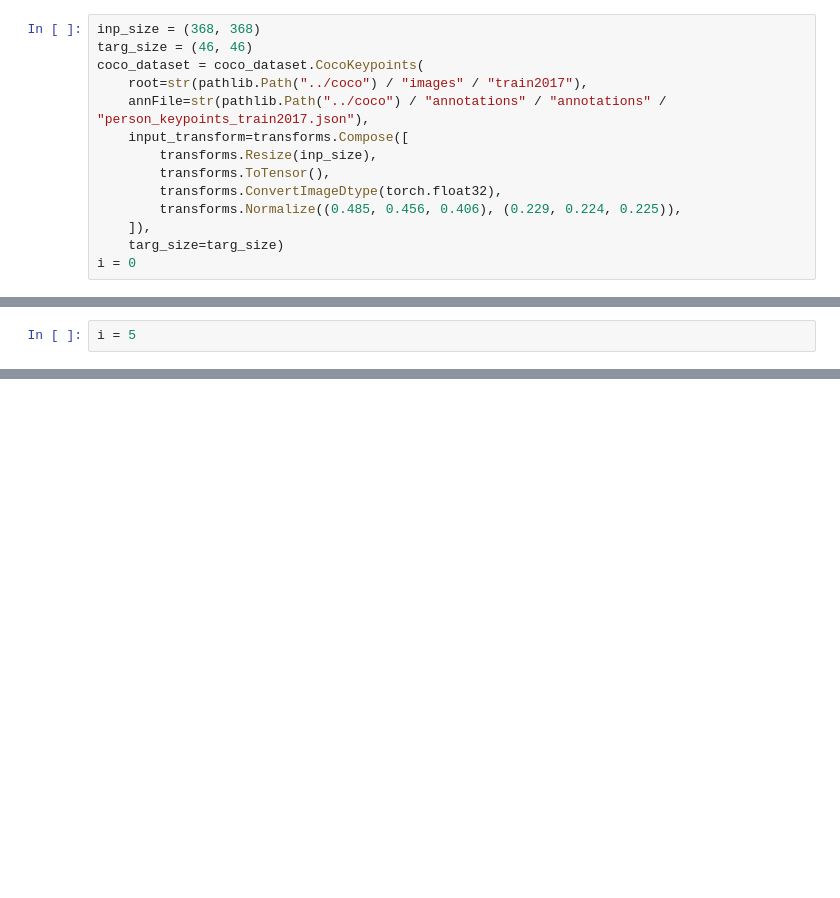
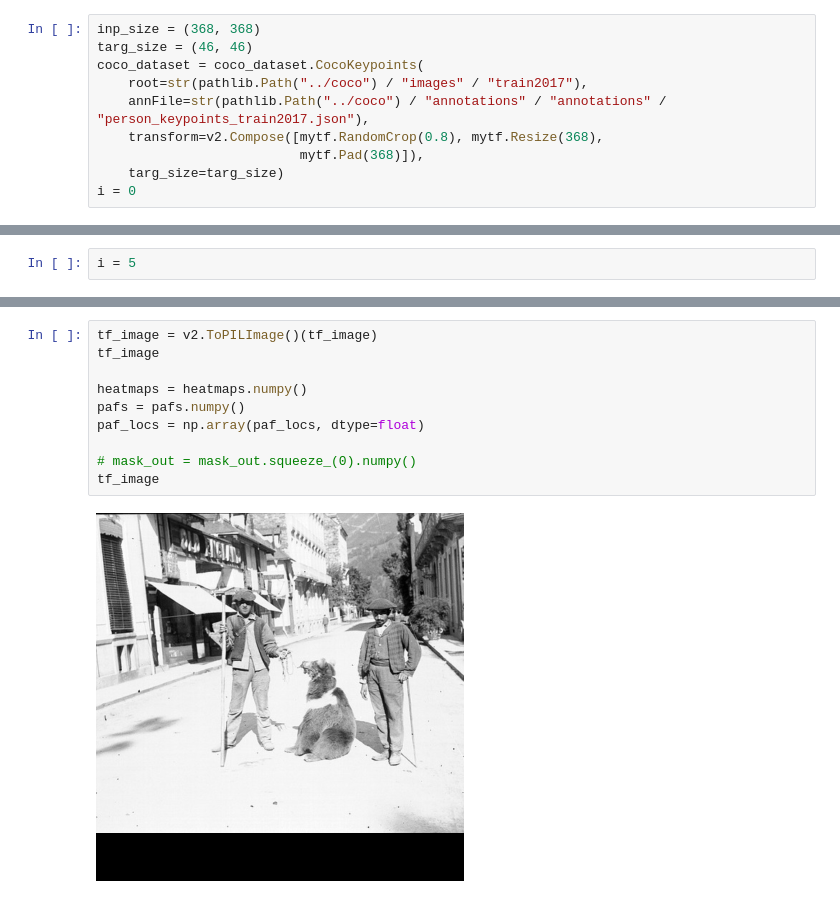
Before and after one commit to millliono/openpose, a Jupyter notebook: visual_dataset.ipynb, the cells around one changed output, grey strips where cells are left out. Drawn from its saved outputs; the diff is of its cells as text; blank space fills up the shorter version.

Commit message:
visualize new transformation pipeline

```diff
--- a/visual_dataset.ipynb
+++ b/visual_dataset.ipynb
@@ -15,11 +16,7 @@ targ_size = (46, 46)
 coco_dataset = coco_dataset.CocoKeypoints(
     root=str(pathlib.Path("../coco") / "images" / "train2017"),
     annFile=str(pathlib.Path("../coco") / "annotations" / "annotations" / "person_keypoints_train2017.json"),
-    input_transform=transforms.Compose([
-        transforms.Resize(inp_size),
-        transforms.ToTensor(),
-        transforms.ConvertImageDtype(torch.float32),
-        transforms.Normalize((0.485, 0.456, 0.406), (0.229, 0.224, 0.225)),
-    ]),
+    transform=v2.Compose([mytf.RandomCrop(0.8), mytf.Resize(368),
+                          mytf.Pad(368)]),
     targ_size=targ_size)
 i = 0
@@ -35,0 +42,12 @@ i += 1
+# %%
+tf_image = v2.ToPILImage()(tf_image)
+tf_image
+
+heatmaps = heatmaps.numpy()
+pafs = pafs.numpy()
+paf_locs = np.array(paf_locs, dtype=float)
+
+# mask_out = mask_out.squeeze_(0).numpy()
+tf_image
+# %% [output]
+[figure, added]
```
Also changed, not shown: parts of 7 cells of this notebook, 6 other files.
